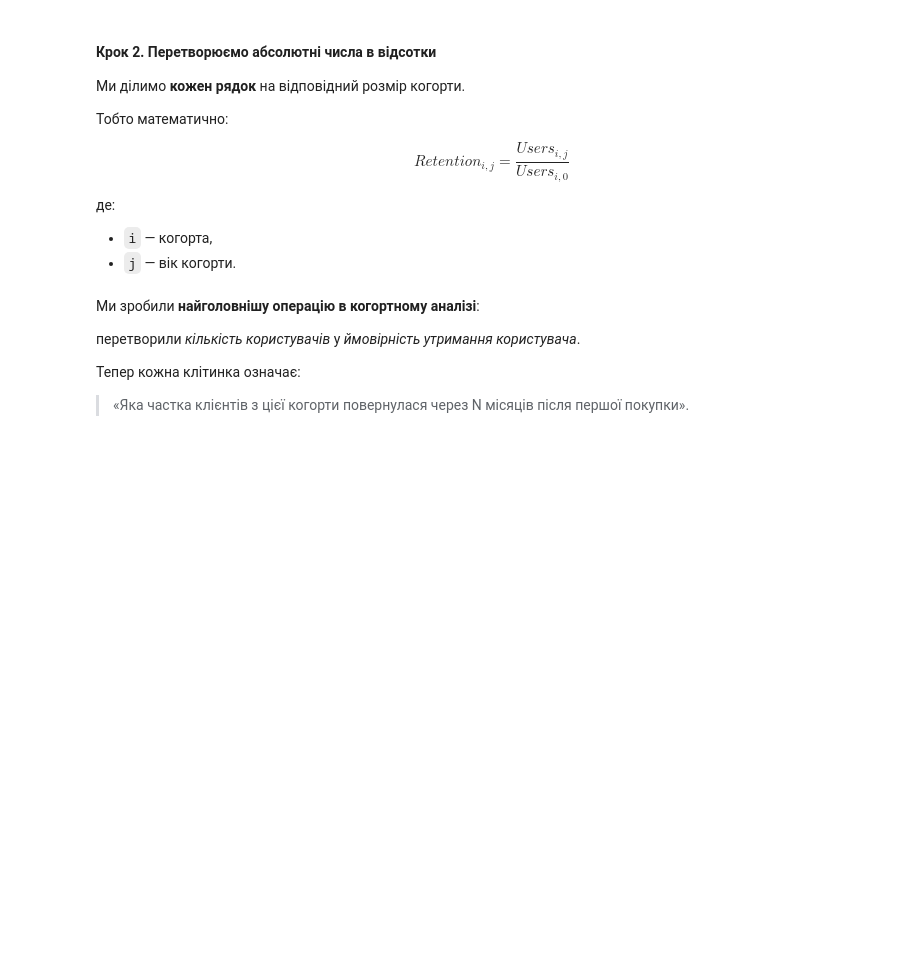
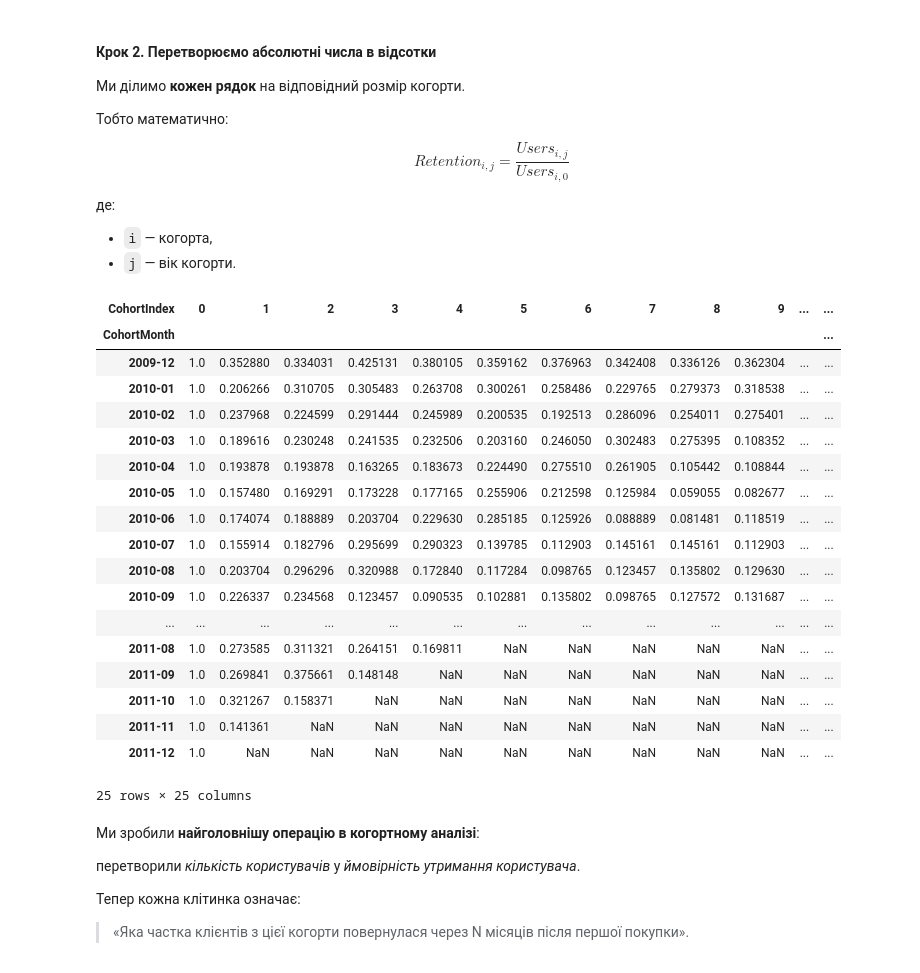
Before and after one commit to cpython-projects/da_1709, a Jupyter notebook: lesson_29.ipynb, the cells around one changed output. Saved outputs shown, nothing was run; the diff lists cells and outputs as text; code cells hidden in the pictures; blank space fills up the shorter version.

```diff
--- a/lesson_29.ipynb
+++ b/lesson_29.ipynb
@@ -290,6 +519,29 @@ $$
 
 * `i` — когорта,
 * `j` — вік когорти.
+# %%
+retention = cohort_pivot.divide(c1, axis=0)
+retention
+# %% [output]
+| CohortIndex | 0 | 1 | 2 | 3 | 4 | 5 | 6 | 7 | 8 | 9 | ... | ... |
+| CohortMonth |  |  |  |  |  |  |  |  |  |  |  | ... |
+| 2009-12 | 1.0 | 0.352880 | 0.334031 | 0.425131 | 0.380105 | 0.359162 | 0.376963 | 0.342408 | 0.336126 | 0.362304 | ... | ... |
+| 2010-01 | 1.0 | 0.206266 | 0.310705 | 0.305483 | 0.263708 | 0.300261 | 0.258486 | 0.229765 | 0.279373 | 0.318538 | ... | ... |
+| 2010-02 | 1.0 | 0.237968 | 0.224599 | 0.291444 | 0.245989 | 0.200535 | 0.192513 | 0.286096 | 0.254011 | 0.275401 | ... | ... |
+| 2010-03 | 1.0 | 0.189616 | 0.230248 | 0.241535 | 0.232506 | 0.203160 | 0.246050 | 0.302483 | 0.275395 | 0.108352 | ... | ... |
+| 2010-04 | 1.0 | 0.193878 | 0.193878 | 0.163265 | 0.183673 | 0.224490 | 0.275510 | 0.261905 | 0.105442 | 0.108844 | ... | ... |
+| 2010-05 | 1.0 | 0.157480 | 0.169291 | 0.173228 | 0.177165 | 0.255906 | 0.212598 | 0.125984 | 0.059055 | 0.082677 | ... | ... |
+| 2010-06 | 1.0 | 0.174074 | 0.188889 | 0.203704 | 0.229630 | 0.285185 | 0.125926 | 0.088889 | 0.081481 | 0.118519 | ... | ... |
+| 2010-07 | 1.0 | 0.155914 | 0.182796 | 0.295699 | 0.290323 | 0.139785 | 0.112903 | 0.145161 | 0.145161 | 0.112903 | ... | ... |
+| 2010-08 | 1.0 | 0.203704 | 0.296296 | 0.320988 | 0.172840 | 0.117284 | 0.098765 | 0.123457 | 0.135802 | 0.129630 | ... | ... |
+| 2010-09 | 1.0 | 0.226337 | 0.234568 | 0.123457 | 0.090535 | 0.102881 | 0.135802 | 0.098765 | 0.127572 | 0.131687 | ... | ... |
+| ... | ... | ... | ... | ... | ... | ... | ... | ... | ... | ... | ... | ... |
+| 2011-08 | 1.0 | 0.273585 | 0.311321 | 0.264151 | 0.169811 | NaN | NaN | NaN | NaN | NaN | ... | ... |
+| 2011-09 | 1.0 | 0.269841 | 0.375661 | 0.148148 | NaN | NaN | NaN | NaN | NaN | NaN | ... | ... |
+| 2011-10 | 1.0 | 0.321267 | 0.158371 | NaN | NaN | NaN | NaN | NaN | NaN | NaN | ... | ... |
+| 2011-11 | 1.0 | 0.141361 | NaN | NaN | NaN | NaN | NaN | NaN | NaN | NaN | ... | ... |
+| 2011-12 | 1.0 | NaN | NaN | NaN | NaN | NaN | NaN | NaN | NaN | NaN | ... | ... |
+25 rows × 25 columns
 # %% [markdown]
 Ми зробили **найголовнішу операцію в когортному аналізі**:
 
```
Also changed, not shown: parts of 37 cells of this notebook.
